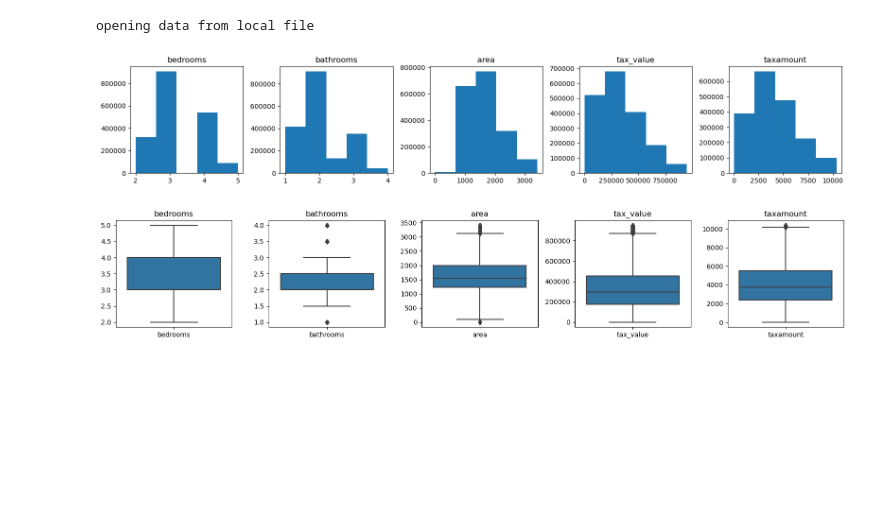
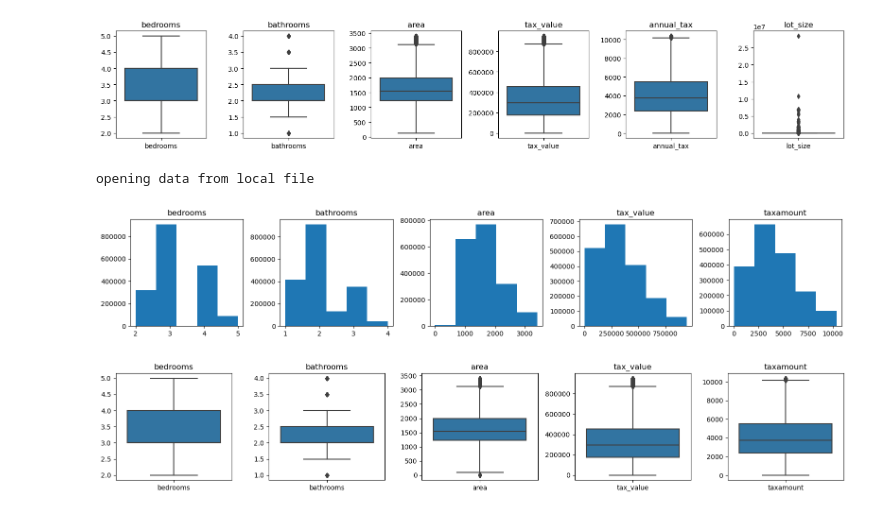
Before and after one commit to Adam-Harris87/regression-exercises, a Jupyter notebook: wrangle.ipynb, the cells around one changed output. Cells and saved outputs as stored; diff of their text form; code cells hidden in the pictures; blank space fills up the shorter version.

```diff
--- a/wrangle.ipynb
+++ b/wrangle.ipynb
@@ -184,3 +216,7 @@ import wrangle
+# %%
+get_box(train)
+# %% [output]
+[figure, added]
 # %%
 wrangle.wrangle_zillow()
 # %% [output]
```
Also changed, not shown: parts of 16 cells of this notebook, 4 other files.
